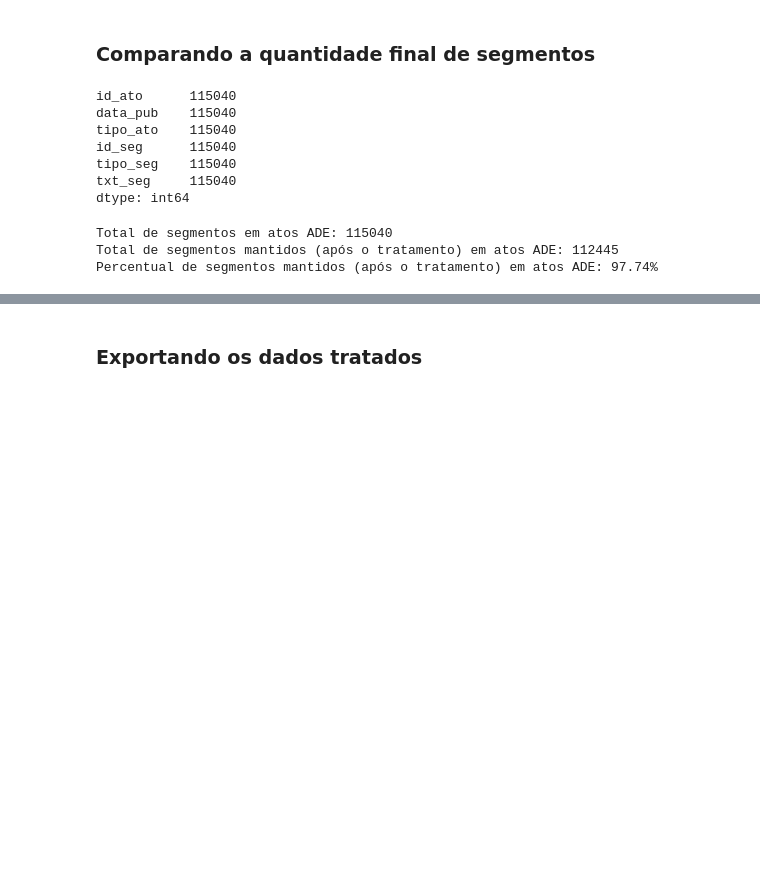
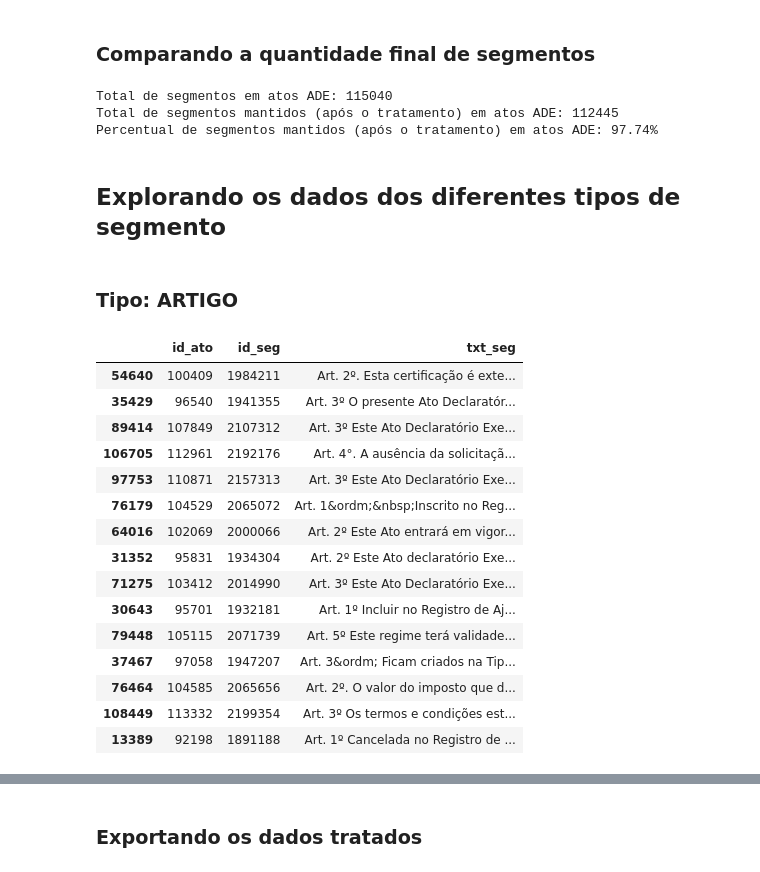
Before and after one commit to correialc/saan, a Jupyter notebook: analise-exploratoria.ipynb, the cells around one changed output, grey strips where cells are left out. Drawn from its saved outputs; the diff is of its cells as text; code cells hidden in the pictures; blank space fills up the shorter version.

Commit message:
Analise visual dos dados de cada tipo de segmento

```diff
--- a/analise-exploratoria.ipynb
+++ b/analise-exploratoria.ipynb
@@ -6,6 +8,7 @@ import seaborn as sns
 # %%
 %matplotlib inline
 np.set_printoptions(precision=4)
+pd.set_option('max_colwidth', 180)
 # %% [markdown]
 ### Carga dos dados
 # %%
@@ -265,16 +268,6 @@ df_seg_comparativo
 | 2 | Inciso | 28479 | 4134 | 752.0 | 0.035935 |
 # %% [markdown]
 ### Comparando a quantidade final de segmentos
-# %%
-df_seg_ade.count()
-# %% [output]
-id_ato      115040
-data_pub    115040
-tipo_ato    115040
-id_seg      115040
-tipo_seg    115040
-txt_seg     115040
-dtype: int64
 # %%
 tipo_seg_mantidos = ['Não Identificado', 'Artigo', 'Ementa', 'Fecho', 'Anexo', 'Inciso']
 df_seg_ade_mantidos = df_seg_ade[df_seg_ade['tipo_seg'].isin(tipo_seg_mantidos)]
@@ -286,3 +279,26 @@ print('Percentual de segmentos mantidos (após o tratamento) em atos ADE: {:5.2f
 Total de segmentos em atos ADE: 115040
 Total de segmentos mantidos (após o tratamento) em atos ADE: 112445
 Percentual de segmentos mantidos (após o tratamento) em atos ADE: 97.74%
+# %% [markdown]
+## Explorando os dados dos diferentes tipos de segmento
+# %% [markdown]
+### Tipo: ARTIGO
+# %%
+df_seg_ade_mantidos[df_seg_ade_mantidos['tipo_seg']=='Artigo'][['id_ato','id_seg','txt_seg']].sample(15)
+# %% [output]
+|  | id_ato | id_seg | txt_seg |
+| 54640 | 100409 | 1984211 | Art. 2º. Esta certificação é exte... |
+| 35429 | 96540 | 1941355 | Art. 3º O presente Ato Declaratór... |
+| 89414 | 107849 | 2107312 | Art. 3º Este Ato Declaratório Exe... |
+| 106705 | 112961 | 2192176 | Art. 4°. A ausência da solicitaçã... |
+| 97753 | 110871 | 2157313 | Art. 3º Este Ato Declaratório Exe... |
+| 76179 | 104529 | 2065072 | Art. 1&ordm;&nbsp;Inscrito no Reg... |
+| 64016 | 102069 | 2000066 | Art. 2º Este Ato entrará em vigor... |
+| 31352 | 95831 | 1934304 | Art. 2º Este Ato declaratório Exe... |
+| 71275 | 103412 | 2014990 | Art. 3º Este Ato Declaratório Exe... |
+| 30643 | 95701 | 1932181 | Art. 1º Incluir no Registro de Aj... |
+| 79448 | 105115 | 2071739 | Art. 5º Este regime terá validade... |
+| 37467 | 97058 | 1947207 | Art. 3&ordm; Ficam criados na Tip... |
+| 76464 | 104585 | 2065656 | Art. 2º. O valor do imposto que d... |
+| 108449 | 113332 | 2199354 | Art. 3º Os termos e condições est... |
+| 13389 | 92198 | 1891188 | Art. 1º Cancelada no Registro de ... |
```
Also changed, not shown: parts of 9 cells of this notebook.
